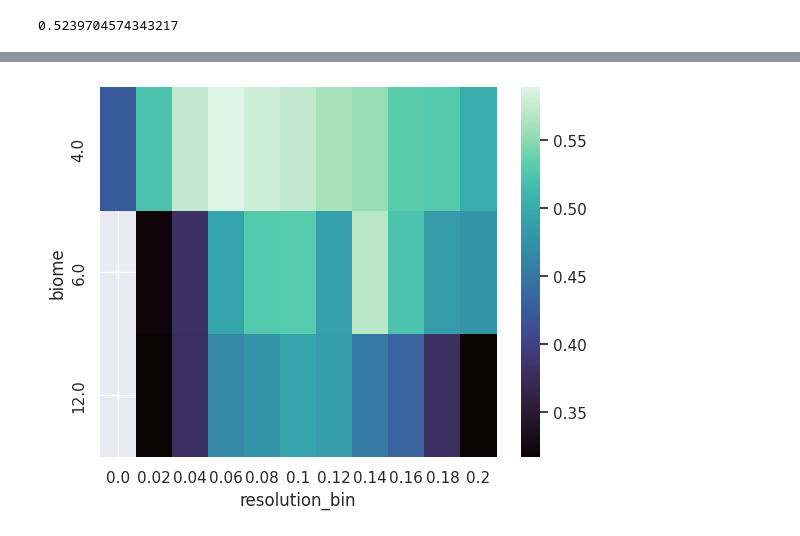
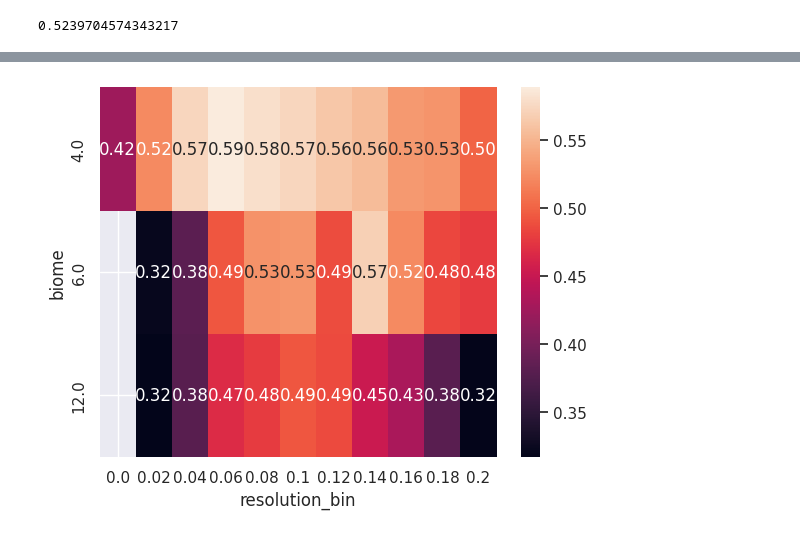
Before and after one commit to jmoeh/standing-deadwood, a Jupyter notebook: notebooks/09_visualize_dataset.ipynb, the cells around one changed output, grey strips where cells are left out. Drawn from its saved outputs; the diff is of its cells as text; code cells hidden in the pictures.

```diff
--- a/notebooks/09_visualize_dataset.ipynb
+++ b/notebooks/09_visualize_dataset.ipynb
@@ -2,11 +2,8 @@
 import pandas as pd
 import numpy as np
 # %%
-register_file = "/net/scratch/jmoehring/tiles_register_biome.csv"
+register_file = "/net/scratch/jmoehring/tiles_register_biome_bin.csv"
 results_file = "/net/scratch/jmoehring/confusion_register.csv"
 # %%
 register_df = pd.read_csv(register_file, index_col=0)
 results_df = pd.read_csv(results_file)
-# %%
-bins = np.arange(0.00, 0.22, 0.02)
-register_df["resolution_bin"] = bins[np.digitize(register_df["resolution"], bins) - 1]
@@ -110,3 +107,0 @@ memory usage: 83.4+ MB
-# %%
-bins = np.arange(0.00, 0.22, 0.02)
-merged_df["resolution_bin"] = bins[np.digitize(merged_df["resolution"], bins) - 1]
@@ -143,7 +173,7 @@ sns.set_theme()
 # %%
 # plot seaborn heatmap with biome and resolution as x and y and f1 as value
 pivoted = merged_df.pivot_table(index="biome", columns="resolution_bin", values="f1")
-sns.heatmap(pivoted, cmap="mako")
+sns.heatmap(pivoted, cmap="rocket", annot=True, fmt=".2f")
 plt.show()
 # %% [output]
-[figure, old version]
+[figure, new version]
```
Also changed, not shown: parts of 8 cells of this notebook, 12 other files.
